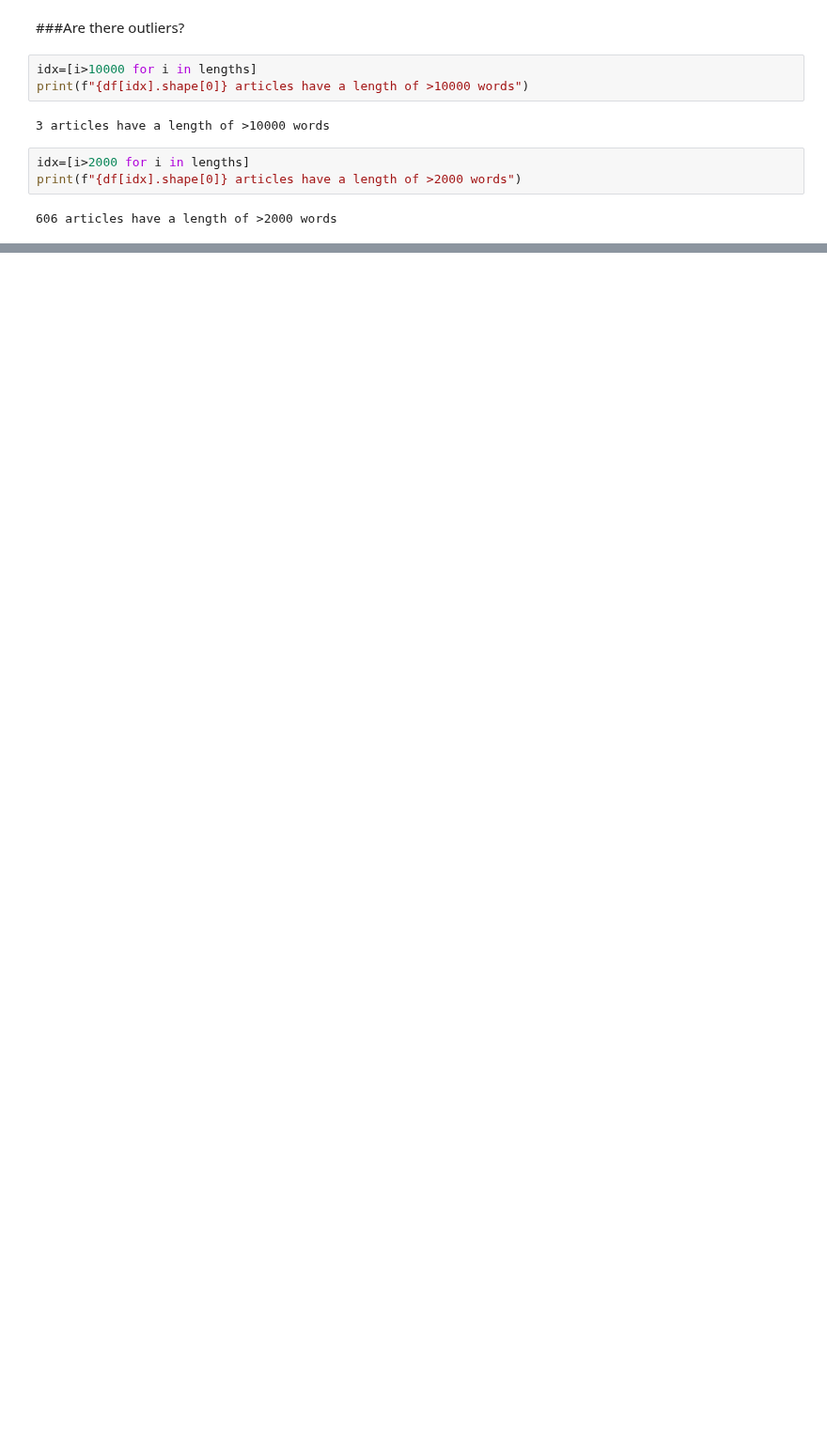
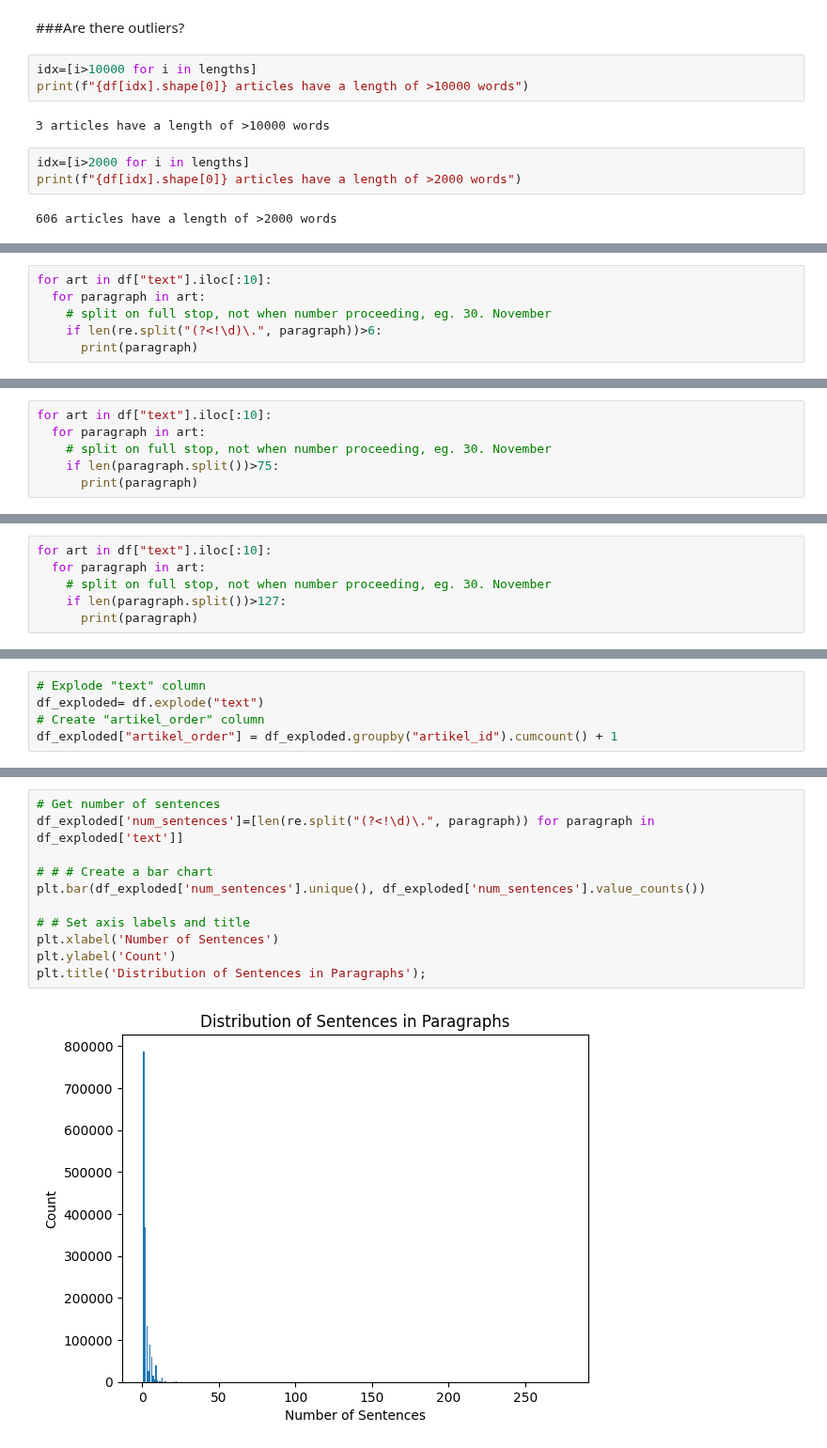
Before and after one commit to blue-create/langlens, a Jupyter notebook: scripts/describe_data.ipynb, the cells around one changed output, grey strips where cells are left out. Shown at 94% size. Saved outputs shown, nothing was run; the diff lists cells and outputs as text; blank space fills up the shorter version.

```diff
--- a/scripts/describe_data.ipynb
+++ b/scripts/describe_data.ipynb
@@ -139,0 +200,6 @@ print(f"{df[idx].shape[0]} articles have a length of >2000 words")
+# %%
+for art in df["text"].iloc[:10]:
+  for paragraph in art:
+    # split on full stop, not when number proceeding, eg. 30. November
+    if len(re.split("(?<!\d)\.", paragraph))>6:
+      print(paragraph)
@@ -139,0 +243,6 @@ print(f"{df[idx].shape[0]} articles have a length of >2000 words")
+# %%
+for art in df["text"].iloc[:10]:
+  for paragraph in art:
+    # split on full stop, not when number proceeding, eg. 30. November
+    if len(paragraph.split())>75:
+      print(paragraph)
@@ -139,0 +251,6 @@ print(f"{df[idx].shape[0]} articles have a length of >2000 words")
+# %%
+for art in df["text"].iloc[:10]:
+  for paragraph in art:
+    # split on full stop, not when number proceeding, eg. 30. November
+    if len(paragraph.split())>127:
+      print(paragraph)
@@ -139,0 +265,5 @@ print(f"{df[idx].shape[0]} articles have a length of >2000 words")
+# %%
+# Explode "text" column
+df_exploded= df.explode("text")
+# Create "artikel_order" column
+df_exploded["artikel_order"] = df_exploded.groupby("artikel_id").cumcount() + 1
@@ -139,0 +272,13 @@ print(f"{df[idx].shape[0]} articles have a length of >2000 words")
+# %%
+# Get number of sentences
+df_exploded['num_sentences']=[len(re.split("(?<!\d)\.", paragraph)) for paragraph in df_exploded['text']]
+
+# # # Create a bar chart
+plt.bar(df_exploded['num_sentences'].unique(), df_exploded['num_sentences'].value_counts())
+
+# # Set axis labels and title
+plt.xlabel('Number of Sentences')
+plt.ylabel('Count')
+plt.title('Distribution of Sentences in Paragraphs');
+# %% [output]
+[figure, added]
```
Also changed, not shown: parts of 26 cells of this notebook.
